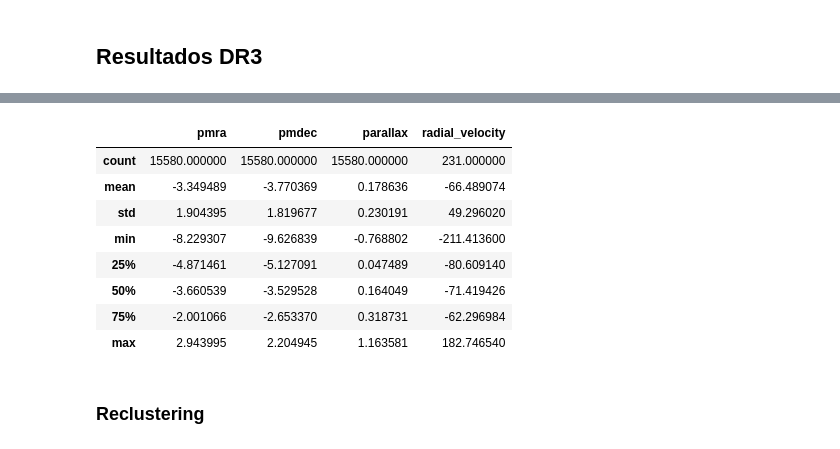
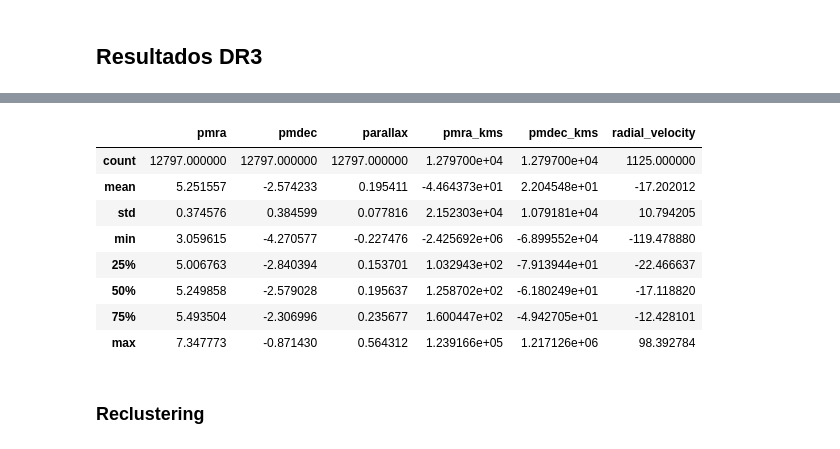
Before and after one commit to santhiperbolico/tfm-ucm-code, a Jupyter notebook: notebooks/Analisis_DR3.ipynb, the cells around one changed output, grey strips where cells are left out. Cells and saved outputs as stored; diff of their text form; code cells hidden in the pictures.

```diff
--- a/notebooks/Analisis_DR3.ipynb
+++ b/notebooks/Analisis_DR3.ipynb
@@ -119,7 +116,7 @@ df_clusters
 # %% [markdown]
 ## Resultados DR3
 # %%
-CLUSTER_NAME = "ngc 6388"
+CLUSTER_NAME = "ngc 5946"
 
 cluster = [cl for cl in SELECTED_CLUSTERS if cl.name == CLUSTER_NAME][0]
 project = load_project(cluster_name=cluster.name, project_id = os.getenv("PROJECT_ID"), bucket_name=os.getenv("BUCKET"),path=PATH)
@@ -192,15 +221,15 @@ Name: pm_kms, dtype: float64
 # %%
 gc = project.clustering_results.gc
-display(gc[["pmra", "pmdec", "parallax", "radial_velocity"]].describe())
+display(gc[["pmra", "pmdec", "parallax","pmra_kms", "pmdec_kms", "radial_velocity"]].describe())
 # %% [output]
-|  | pmra | pmdec | parallax | radial_velocity |
-| count | 15580.000000 | 15580.000000 | 15580.000000 | 231.000000 |
-| mean | -3.349489 | -3.770369 | 0.178636 | -66.489074 |
-| std | 1.904395 | 1.819677 | 0.230191 | 49.296020 |
-| min | -8.229307 | -9.626839 | -0.768802 | -211.413600 |
-| 25% | -4.871461 | -5.127091 | 0.047489 | -80.609140 |
-| 50% | -3.660539 | -3.529528 | 0.164049 | -71.419426 |
-| 75% | -2.001066 | -2.653370 | 0.318731 | -62.296984 |
-| max | 2.943995 | 2.204945 | 1.163581 | 182.746540 |
+|  | pmra | pmdec | parallax | pmra_kms | pmdec_kms | radial_velocity |
+| count | 12797.000000 | 12797.000000 | 12797.000000 | 1.279700e+04 | 1.279700e+04 | 1125.000000 |
+| mean | 5.251557 | -2.574233 | 0.195411 | -4.464373e+01 | 2.204548e+01 | -17.202012 |
+| std | 0.374576 | 0.384599 | 0.077816 | 2.152303e+04 | 1.079181e+04 | 10.794205 |
+| min | 3.059615 | -4.270577 | -0.227476 | -2.425692e+06 | -6.899552e+04 | -119.478880 |
+| 25% | 5.006763 | -2.840394 | 0.153701 | 1.032943e+02 | -7.913944e+01 | -22.466637 |
+| 50% | 5.249858 | -2.579028 | 0.195637 | 1.258702e+02 | -6.180249e+01 | -17.118820 |
+| 75% | 5.493504 | -2.306996 | 0.235677 | 1.600447e+02 | -4.942705e+01 | -12.428101 |
+| max | 7.347773 | -0.871430 | 0.564312 | 1.239166e+05 | 1.217126e+06 | 98.392784 |
 # %% [markdown]
 ### Reclustering
```
Also changed, not shown: parts of 26 cells of this notebook, 1 other file.
